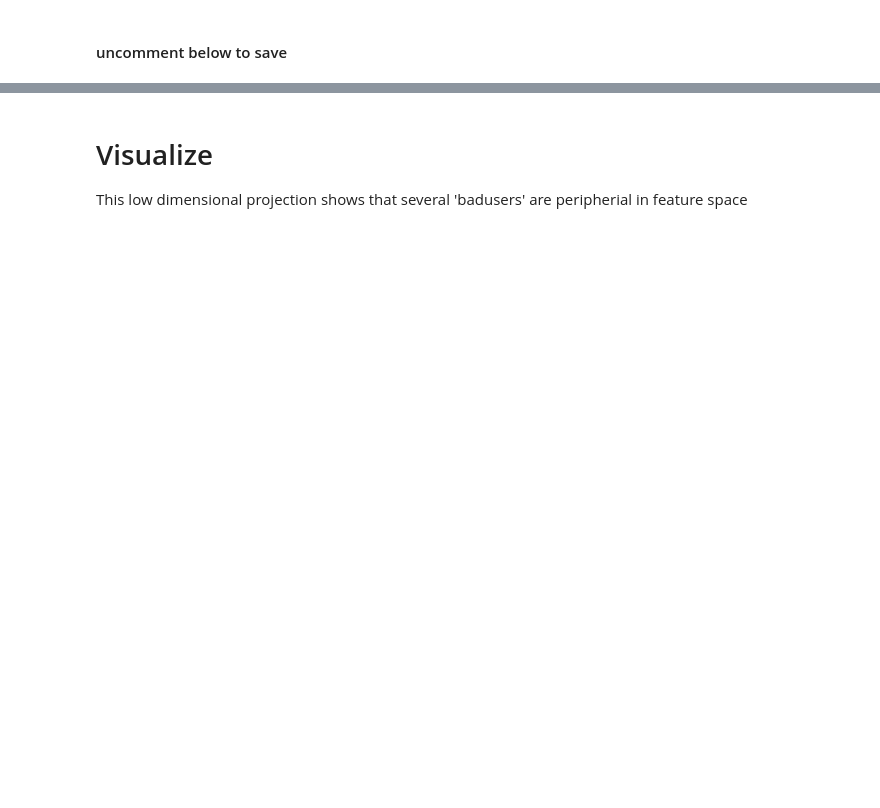
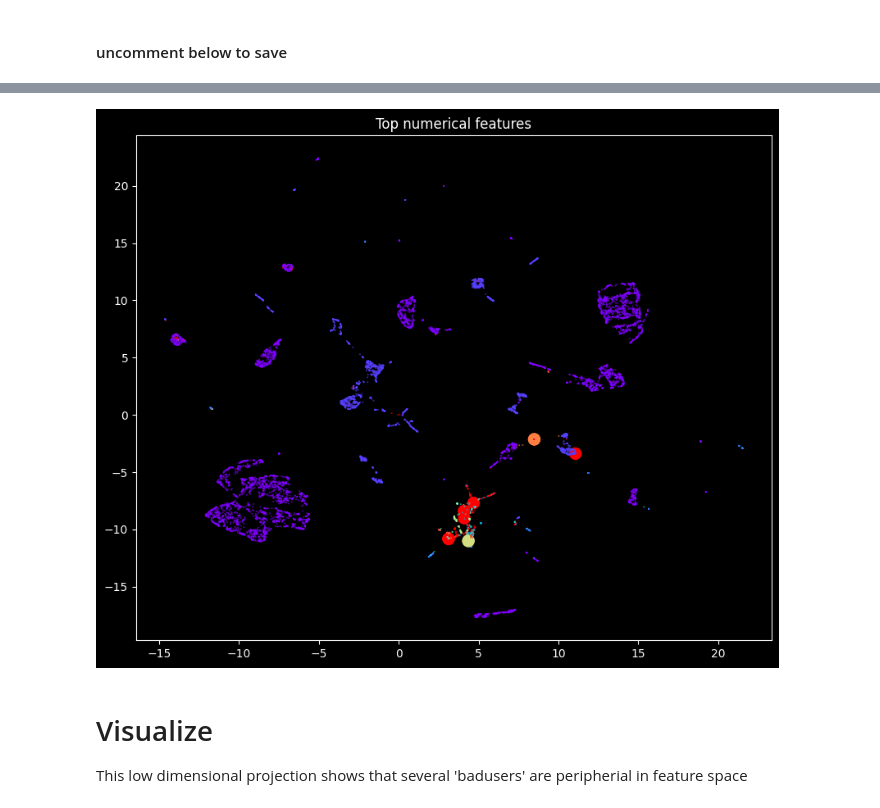
Before and after one commit to llnl/Wintap-Analytics, a Jupyter notebook: 2025-acme4-explore/process_embedding.ipynb, the cells around one changed output, grey strips where cells are left out. Saved outputs shown, nothing was run; the diff lists cells and outputs as text; code cells hidden in the pictures; blank space fills up the shorter version.

```diff
--- a/2025-acme4-explore/process_embedding.ipynb
+++ b/2025-acme4-explore/process_embedding.ipynb
@@ -288,3 +320,16 @@ with gzip.open('acme4_process_num_features_embedding.pkl.gz', 'wb') as fp:
+# %%
+## color w.r.t. (top) process name
+_dct = {v:k for k,v in enumerate([x[0] for x in Counter(process.process_name).most_common(12)])}
+C = [_dct.get(i, 12) for i in process['process_name'][:sample]]
+S = .1 + 100*y[:sample]
+plt.style.use('dark_background')
+plt.figure(figsize=(10,8))
+plt.scatter(embedding[:, 0], embedding[:, 1], s=S, c=C, cmap='rainbow' )
+plt.title('Top numerical features')
+plt.show()
+plt.style.use('default')
+# %% [output]
+[figure, added]
 # %% [markdown]
 # Visualize
 
```
Also changed, not shown: parts of 28 cells of this notebook, 2 other files.
